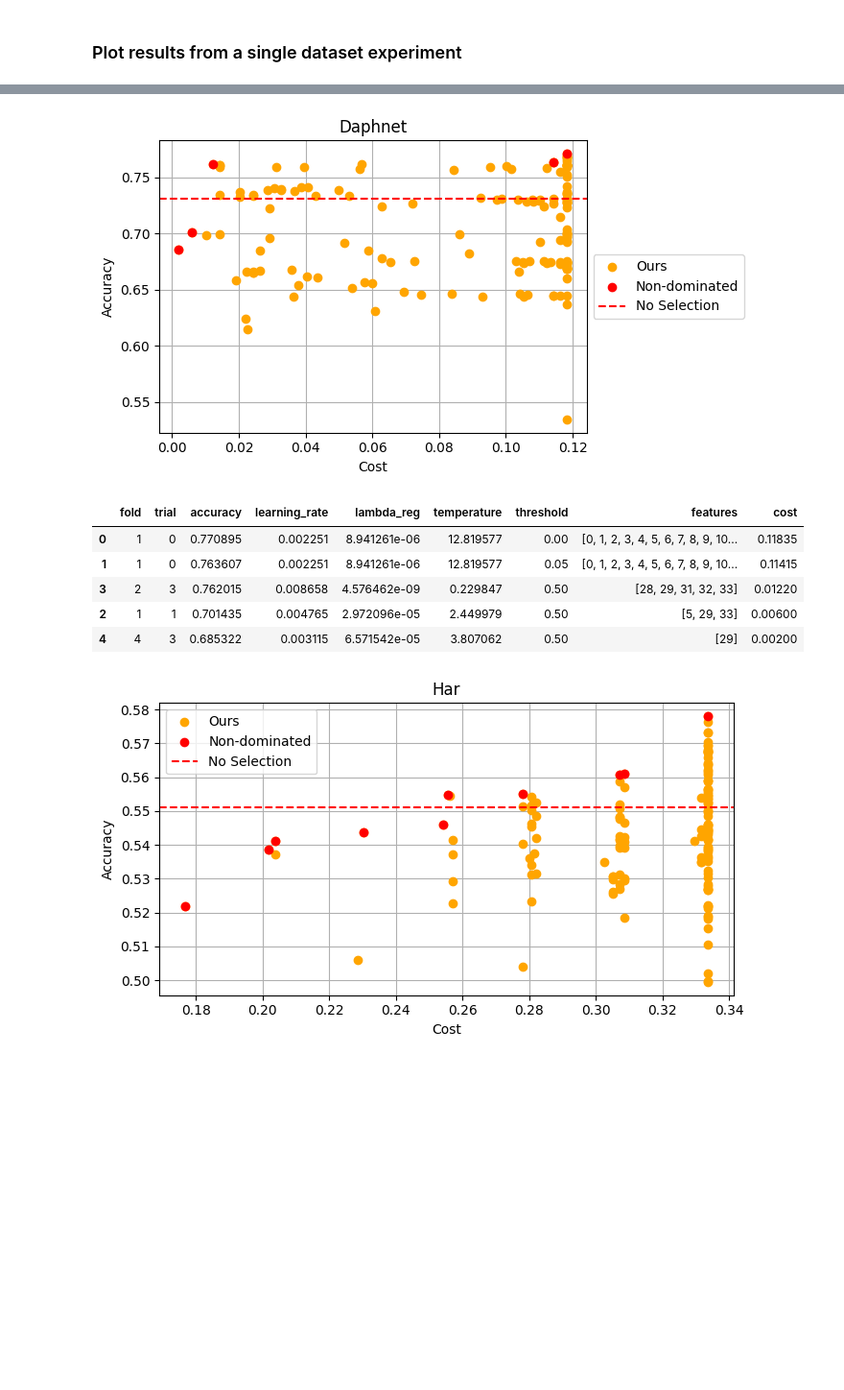
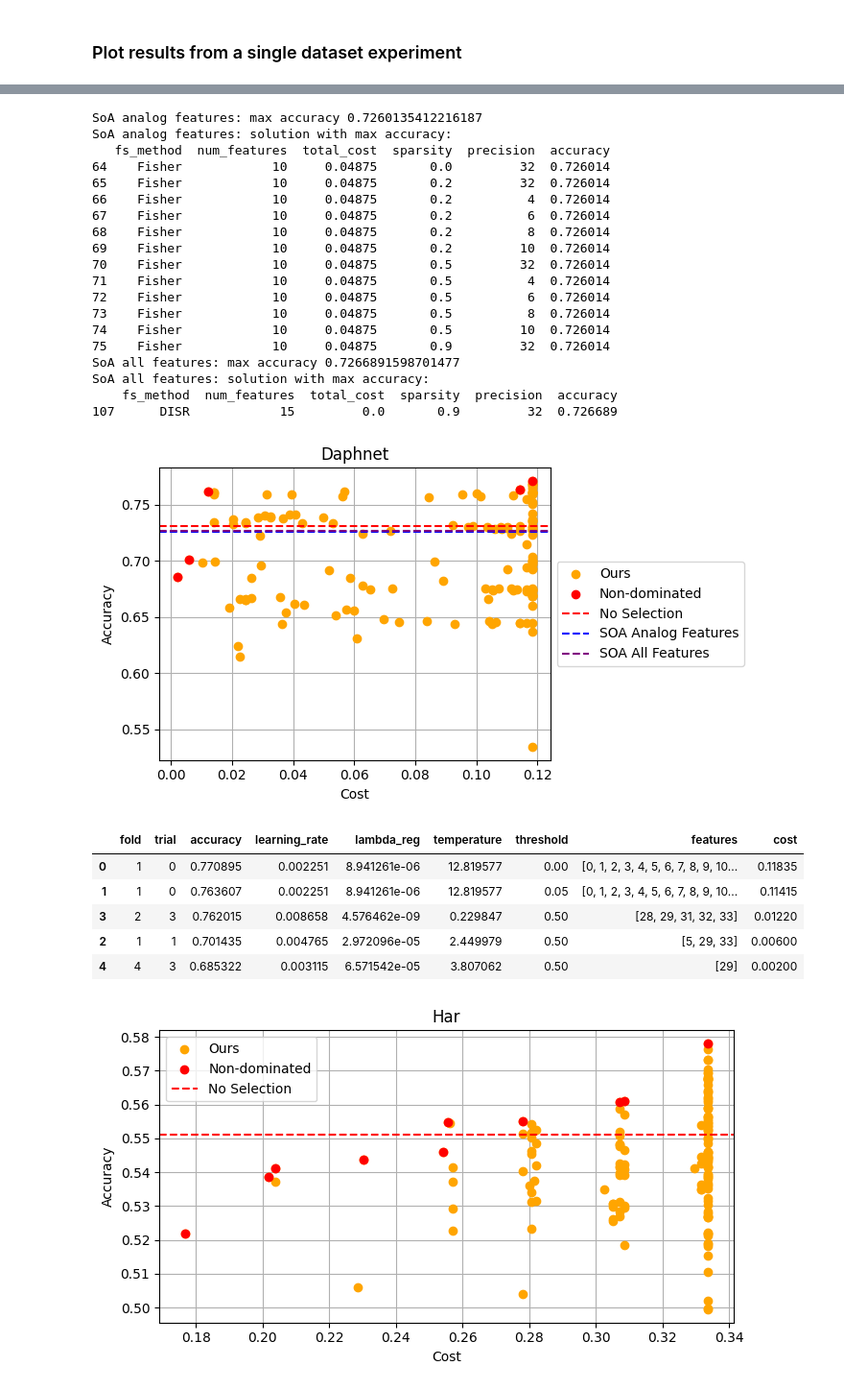
Before and after one commit to kompalas/flexaf, a Jupyter notebook: src/evaluation/plot_results.ipynb, the cells around one changed output, grey strips where cells are left out. Shown at 96% size. Cells and saved outputs as stored; diff of their text form; code cells hidden in the pictures; blank space fills up the shorter version.

```diff
--- a/src/evaluation/plot_results.ipynb
+++ b/src/evaluation/plot_results.ipynb
@@ -119,17 +127,47 @@ pareto_df.sort_values(by='accuracy', ascending=False)
 # %%
 dataset = 'daphnet'
 expdir = '/home/balaskas/flexaf/saved_logs/daphnet/diff_fs_fcnn_daphnet___2025.08.09-15.54.48.863'  # fold 2, trial 3, features: [28, 29, 31, 32, 33], subjects: ['S01R02', 'S03R03', 'S06R02'], threshold: 0.5
 # soa_dir = '/home/balaskas/flexaf/saved_logs/wesad_merged/sota_mlp_wesad_merged___2025.08.06-19.42.23.758'
 
 csvfile = os.path.join(expdir, 'results', 'gated_model_results.csv')
 # soa_csvfile = os.path.join(soa_dir, 'statistical_results.csv')
 soa_csvfile = None
 
+soa_analogfeat_dir = '/home/balaskas/flexaf/saved_logs/daphnet/sota_fcnn_daphnet_analogfeat___2025.08.10-10.19.47.641'
+soa_analogfeat_csv = os.path.join(soa_analogfeat_dir, 'statistical_results.csv')
+
+soa_allfeat_dir = '/home/balaskas/flexaf/saved_logs/daphnet/sota_fcnn_daphnet_allfeat___2025.08.10-10.19.04.484'
+soa_allfeat_csv = os.path.join(soa_allfeat_dir, 'statistical_results.csv')
+
 no_selection_accuracy = 0.7305
-pareto_df = plot_accuracy_vs_cost_from_csv(csvfile, soa_csvfile, no_selection_accuracy, title=dataset.capitalize())
+pareto_df = plot_accuracy_vs_cost_from_csv(csvfile,
+                                           soa_csv_file=soa_csvfile,
+                                           no_selection_accuracy=no_selection_accuracy,
+                                           soa_analogfeat_csv=soa_analogfeat_csv,
+                                           soa_allfeat_csv=soa_allfeat_csv,
+                                           title=dataset.capitalize())
 pareto_df.sort_values(by='accuracy', ascending=False)
 # %% [output]
+SoA analog features: max accuracy 0.7260135412216187
+SoA analog features: solution with max accuracy:
+   fs_method  num_features  total_cost  sparsity  precision  accuracy
+64    Fisher            10     0.04875       0.0         32  0.726014
+65    Fisher            10     0.04875       0.2         32  0.726014
+66    Fisher            10     0.04875       0.2          4  0.726014
+67    Fisher            10     0.04875       0.2          6  0.726014
+68    Fisher            10     0.04875       0.2          8  0.726014
+69    Fisher            10     0.04875       0.2         10  0.726014
+70    Fisher            10     0.04875       0.5         32  0.726014
+71    Fisher            10     0.04875       0.5          4  0.726014
+72    Fisher            10     0.04875       0.5          6  0.726014
+73    Fisher            10     0.04875       0.5          8  0.726014
+74    Fisher            10     0.04875       0.5         10  0.726014
+75    Fisher            10     0.04875       0.9         32  0.726014
+SoA all features: max accuracy 0.7266891598701477
+SoA all features: solution with max accuracy:
+    fs_method  num_features  total_cost  sparsity  precision  accuracy
+107      DISR            15         0.0       0.9         32  0.726689
-[figure, old version]
+[figure, new version]
 |  | fold | trial | accuracy | learning_rate | lambda_reg | temperature | threshold | features | cost |
 | 0 | 1 | 0 | 0.770895 | 0.002251 | 8.941261e-06 | 12.819577 | 0.00 | [0, 1, 2, 3, 4, 5, 6, 7, 8, 9, 10... | 0.11835 |
 | 1 | 1 | 0 | 0.763607 | 0.002251 | 8.941261e-06 | 12.819577 | 0.05 | [0, 1, 2, 3, 4, 5, 6, 7, 8, 9, 10... | 0.11415 |
```
Also changed, not shown: parts of 8 cells of this notebook, 19 other files.
